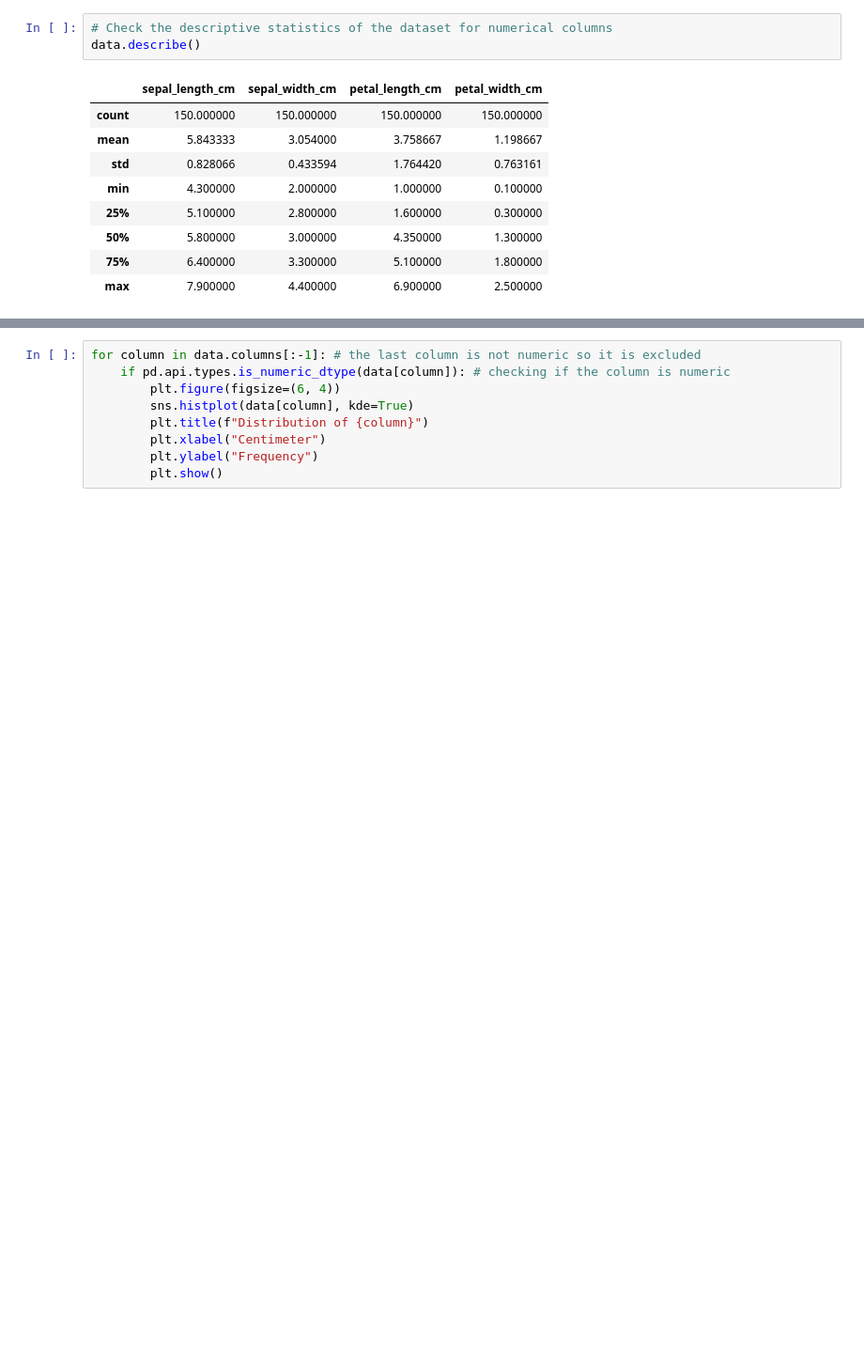
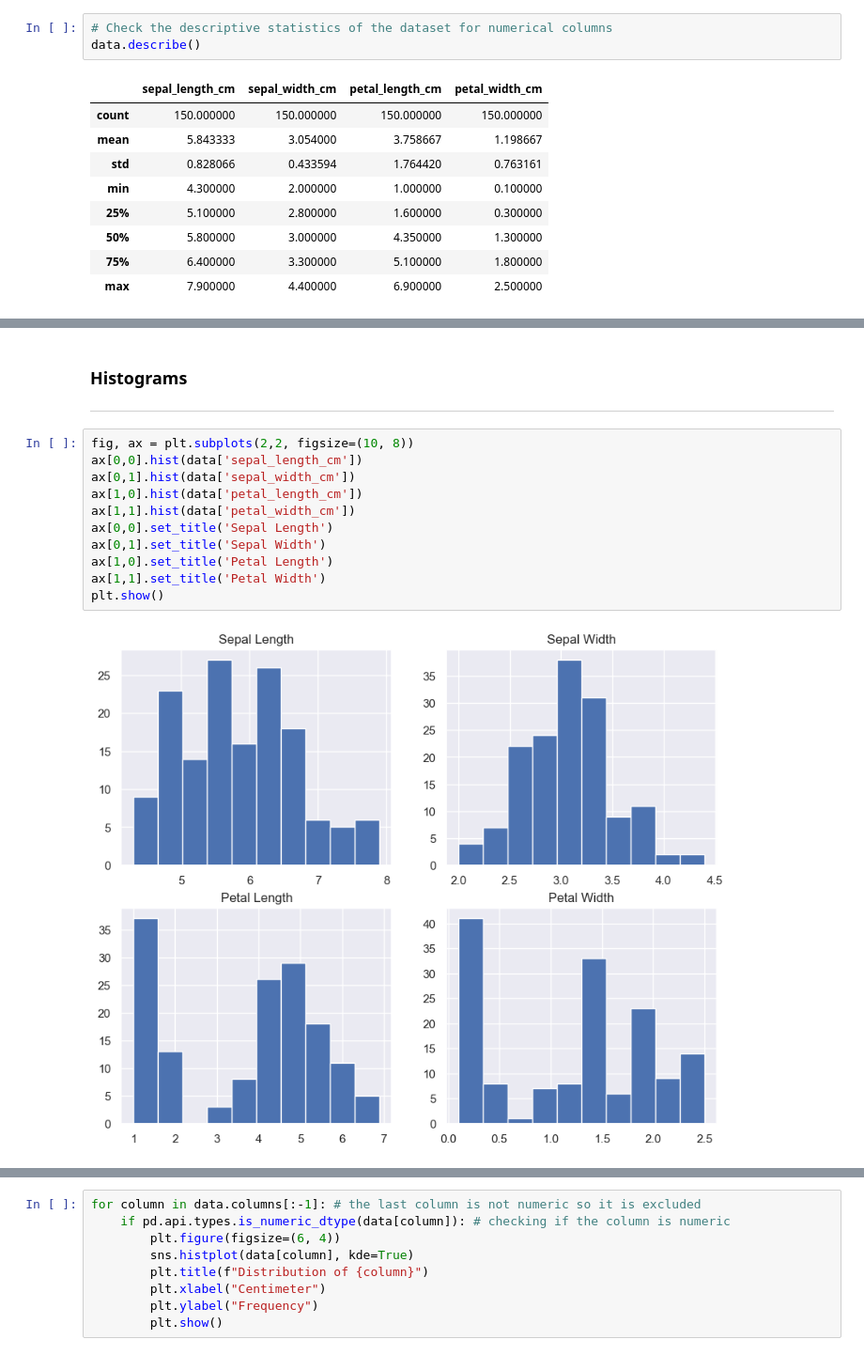
Before and after one commit to atacanbt/pands-project, a Jupyter notebook: my_analysis.ipynb, the cells around one changed output, grey strips where cells are left out. Shown at 94% size. Drawn from its saved outputs; the diff is of its cells as text; blank space fills up the shorter version.

```diff
--- a/my_analysis.ipynb
+++ b/my_analysis.ipynb
@@ -93,3 +110,19 @@ data.describe()
+# %% [markdown]
+### Histograms
+---
+# %%
+fig, ax = plt.subplots(2,2, figsize=(10, 8))
+ax[0,0].hist(data['sepal_length_cm'])
+ax[0,1].hist(data['sepal_width_cm'])
+ax[1,0].hist(data['petal_length_cm'])
+ax[1,1].hist(data['petal_width_cm'])
+ax[0,0].set_title('Sepal Length')
+ax[0,1].set_title('Sepal Width')
+ax[1,0].set_title('Petal Length')
+ax[1,1].set_title('Petal Width')
+plt.show()
+# %% [output]
+[figure, added]
 # %%
 # Variables distribution for each species of the iris flower in the dataset using histograms
 sns.set_theme(style="darkgrid")
```
Also changed, not shown: parts of 5 cells of this notebook, 1 other file.
